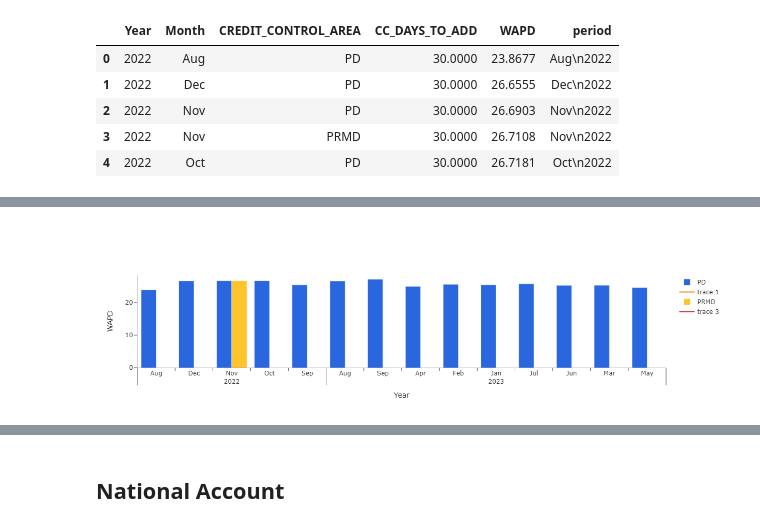
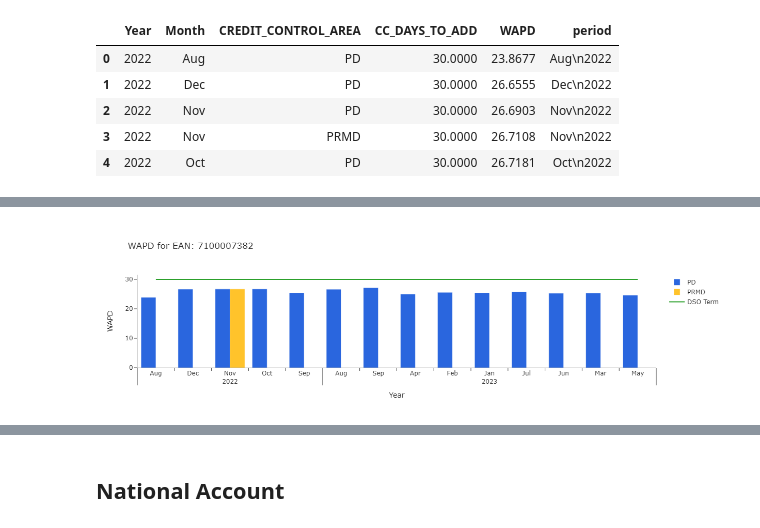
Before and after one commit to cah-madison-johnson/treasure_chest, a Jupyter notebook: WADTP/WAPD.ipynb, the cells around one changed output, grey strips where cells are left out. Drawn from its saved outputs; the diff is of its cells as text; code cells hidden in the pictures.

```diff
--- a/WADTP/WAPD.ipynb
+++ b/WADTP/WAPD.ipynb
@@ -444,32 +491,29 @@ dff = pd.DataFrame(
 # %%
+from plotly.subplots import make_subplots
+import plotly.express as px
 import plotly.graph_objects as go
-from plotly.subplots import make_subplots
-import plotly.graph_objects as go
-# fig = go.Figure()
-fig = make_subplots(1,1)
+fig = go.Figure()
+# fig = make_subplots(1,1)
 
 fig.update_layout(
     template="simple_white",
     xaxis=dict(title_text="Year"),
     yaxis=dict(title_text="WAPD"),
     barmode="group",
 )
 
 colors = ["#2A66DE", "#FFC32B"]
-# fig.add_trace(go.Scatter(x=dff['month'], y=dff['CCA'], line=dict(color='red'), name='DSO term'),
-#               row = 1, col = 1)
 
 for r, c in zip(dff.CCA.unique(), colors):
     plot_df = dff[dff.CCA == r]
-    fig.add_trace(go.Bar(x=[plot_df.year, plot_df.month], y=plot_df.WAPD, name=r, marker_color=c),
-              row = 1, col = 1)
-# fig.add_hline(y=30.00,name = "DSO Term")
+    fig.add_trace(go.Bar(x=[plot_df.year, plot_df.month], y=plot_df.WAPD, name=r, marker_color=c))
 
 
-    fig.add_traces(go.Scatter(x= plot_df.month, y=plot_df.CCA, mode = 'lines'))
+fig.add_trace(go.Scatter(x= [dff.year, dff.month], y=dff.dso_term, mode = 'lines',name = "DSO Term"))
 
 
 # fig.plot(fi.CC_DAYS_TO_ADD, c = "y", label = "DSO Term",zorder=10)
+fig.update_layout(title='WAPD for EAN: '+EAN)
 fig.show()
 # %% [output]
-[figure, old version]
+[figure, new version]
```
Also changed, not shown: parts of 3 cells of this notebook.
